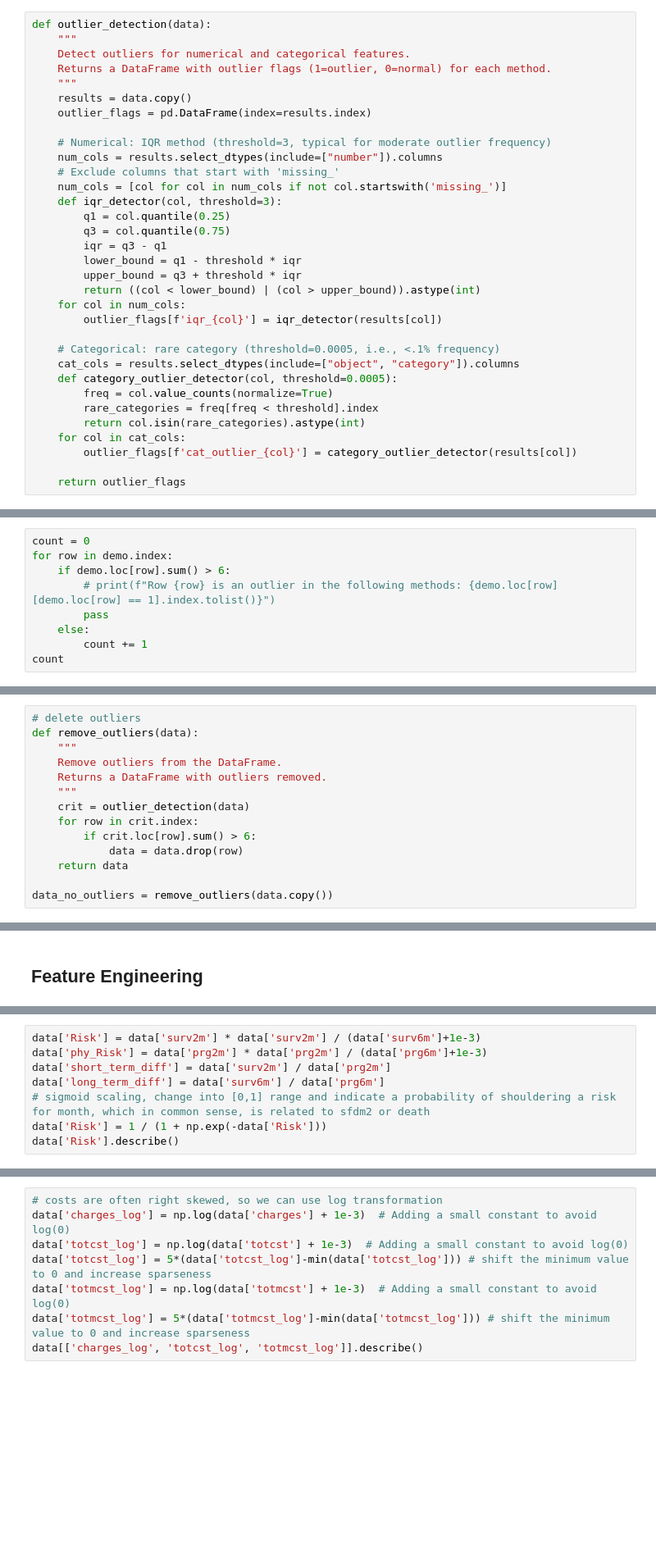
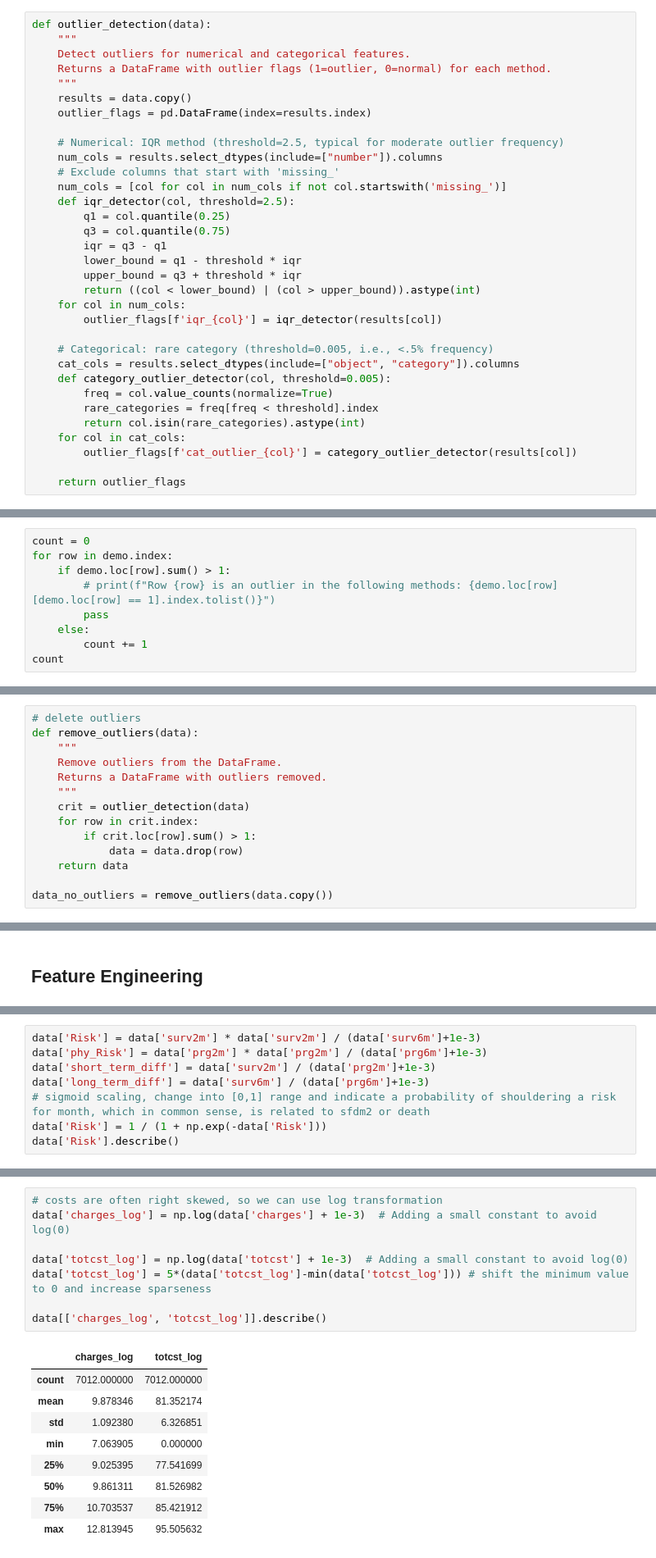
Before and after one commit to Pseudonymous-gdy/Machine-Learning, a Jupyter notebook: Project/Machine_Learning_Project.ipynb, the cells around one changed output, grey strips where cells are left out. Shown: that part at 82% size. Cells and saved outputs as stored; diff of their text form; blank space fills up the shorter version.

```diff
--- a/Project/Machine_Learning_Project.ipynb
+++ b/Project/Machine_Learning_Project.ipynb
@@ -155,11 +314,11 @@ def outlier_detection(data):
     results = data.copy()
     outlier_flags = pd.DataFrame(index=results.index)
 
-    # Numerical: IQR method (threshold=3, typical for moderate outlier frequency)
+    # Numerical: IQR method (threshold=2.5, typical for moderate outlier frequency)
     num_cols = results.select_dtypes(include=["number"]).columns
     # Exclude columns that start with 'missing_'
     num_cols = [col for col in num_cols if not col.startswith('missing_')]
-    def iqr_detector(col, threshold=3):
+    def iqr_detector(col, threshold=2.5):
         q1 = col.quantile(0.25)
         q3 = col.quantile(0.75)
         iqr = q3 - q1
@@ -169,9 +328,9 @@ def outlier_detection(data):
     for col in num_cols:
         outlier_flags[f'iqr_{col}'] = iqr_detector(results[col])
 
-    # Categorical: rare category (threshold=0.0005, i.e., <.1% frequency)
+    # Categorical: rare category (threshold=0.005, i.e., <.5% frequency)
     cat_cols = results.select_dtypes(include=["object", "category"]).columns
-    def category_outlier_detector(col, threshold=0.0005):
+    def category_outlier_detector(col, threshold=0.005):
         freq = col.value_counts(normalize=True)
         rare_categories = freq[freq < threshold].index
         return col.isin(rare_categories).astype(int)
@@ -185,7 +355,7 @@ demo.describe()
 # %%
 count = 0
 for row in demo.index:
-    if demo.loc[row].sum() > 6:
+    if demo.loc[row].sum() > 1:
         # print(f"Row {row} is an outlier in the following methods: {demo.loc[row][demo.loc[row] == 1].index.tolist()}")
         pass
     else:
@@ -200,7 +372,7 @@ def remove_outliers(data):
     """
     crit = outlier_detection(data)
     for row in crit.index:
-        if crit.loc[row].sum() > 6:
+        if crit.loc[row].sum() > 1:
             data = data.drop(row)
     return data
 
@@ -218,8 +413,8 @@ data["Age_Class"].value_counts()
 # %%
 data['Risk'] = data['surv2m'] * data['surv2m'] / (data['surv6m']+1e-3)
 data['phy_Risk'] = data['prg2m'] * data['prg2m'] / (data['prg6m']+1e-3)
-data['short_term_diff'] = data['surv2m'] / data['prg2m']
-data['long_term_diff'] = data['surv6m'] / data['prg6m']
+data['short_term_diff'] = data['surv2m'] / (data['prg2m']+1e-3)
+data['long_term_diff'] = data['surv6m'] / (data['prg6m']+1e-3)
 # sigmoid scaling, change into [0,1] range and indicate a probability of shouldering a risk for month, which in common sense, is related to sfdm2 or death
 data['Risk'] = 1 / (1 + np.exp(-data['Risk']))
 data['Risk'].describe()
@@ -226,11 +431,21 @@ data['Risk'].describe()
 # %%
 # costs are often right skewed, so we can use log transformation
 data['charges_log'] = np.log(data['charges'] + 1e-3)  # Adding a small constant to avoid log(0)
+
 data['totcst_log'] = np.log(data['totcst'] + 1e-3)  # Adding a small constant to avoid log(0)
 data['totcst_log'] = 5*(data['totcst_log']-min(data['totcst_log'])) # shift the minimum value to 0 and increase sparseness
-data['totmcst_log'] = np.log(data['totmcst'] + 1e-3)  # Adding a small constant to avoid log(0)
-data['totmcst_log'] = 5*(data['totmcst_log']-min(data['totmcst_log'])) # shift the minimum value to 0 and increase sparseness
-data[['charges_log', 'totcst_log', 'totmcst_log']].describe()
+
+data[['charges_log', 'totcst_log']].describe()
+# %% [output]
+|  | charges_log | totcst_log |
+| count | 7012.000000 | 7012.000000 |
+| mean | 9.878346 | 81.352174 |
+| std | 1.092380 | 6.326851 |
+| min | 7.063905 | 0.000000 |
+| 25% | 9.025395 | 77.541699 |
+| 50% | 9.861311 | 81.526982 |
+| 75% | 10.703537 | 85.421912 |
+| max | 12.813945 | 95.505632 |
 # %%
 # Vital Signs
 # These are often important indicators of health status and can be used to predict outcomes.
```
Also changed, not shown: parts of 51 cells of this notebook, 1 other file.
